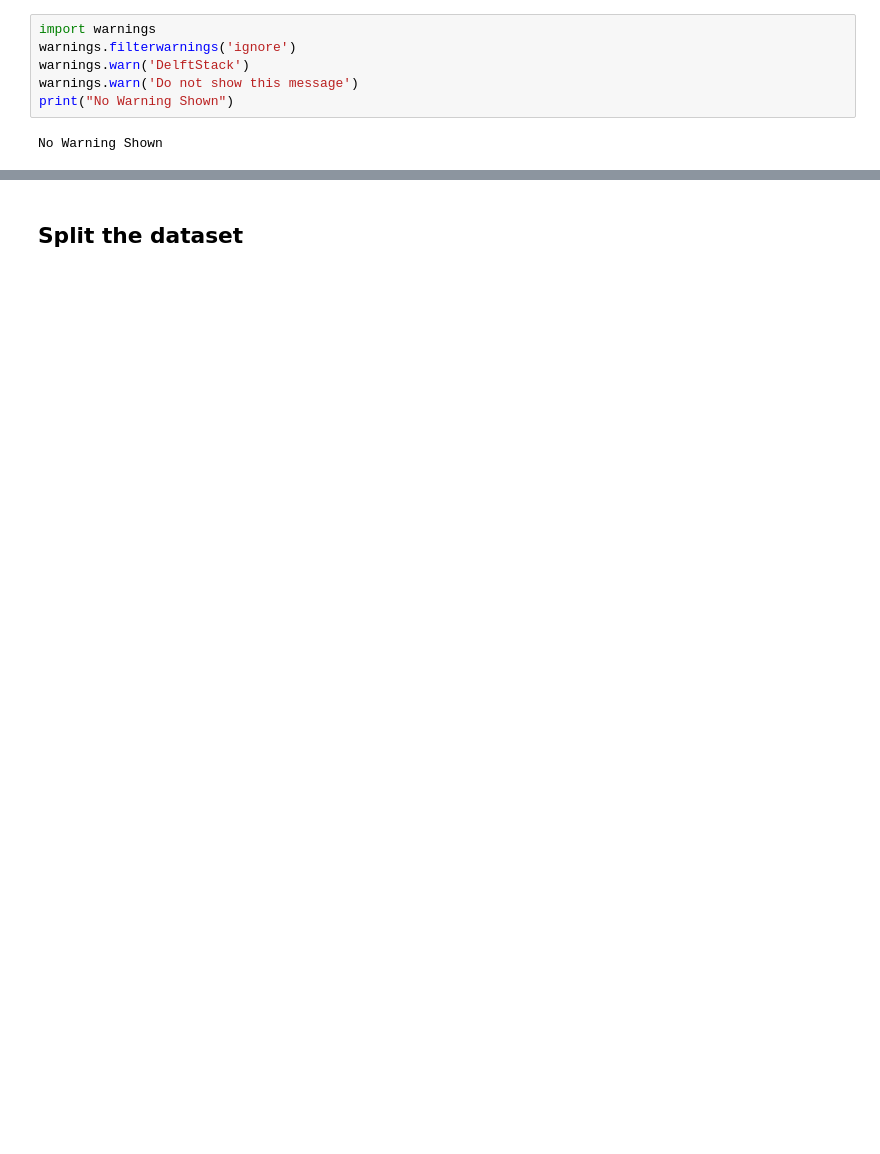
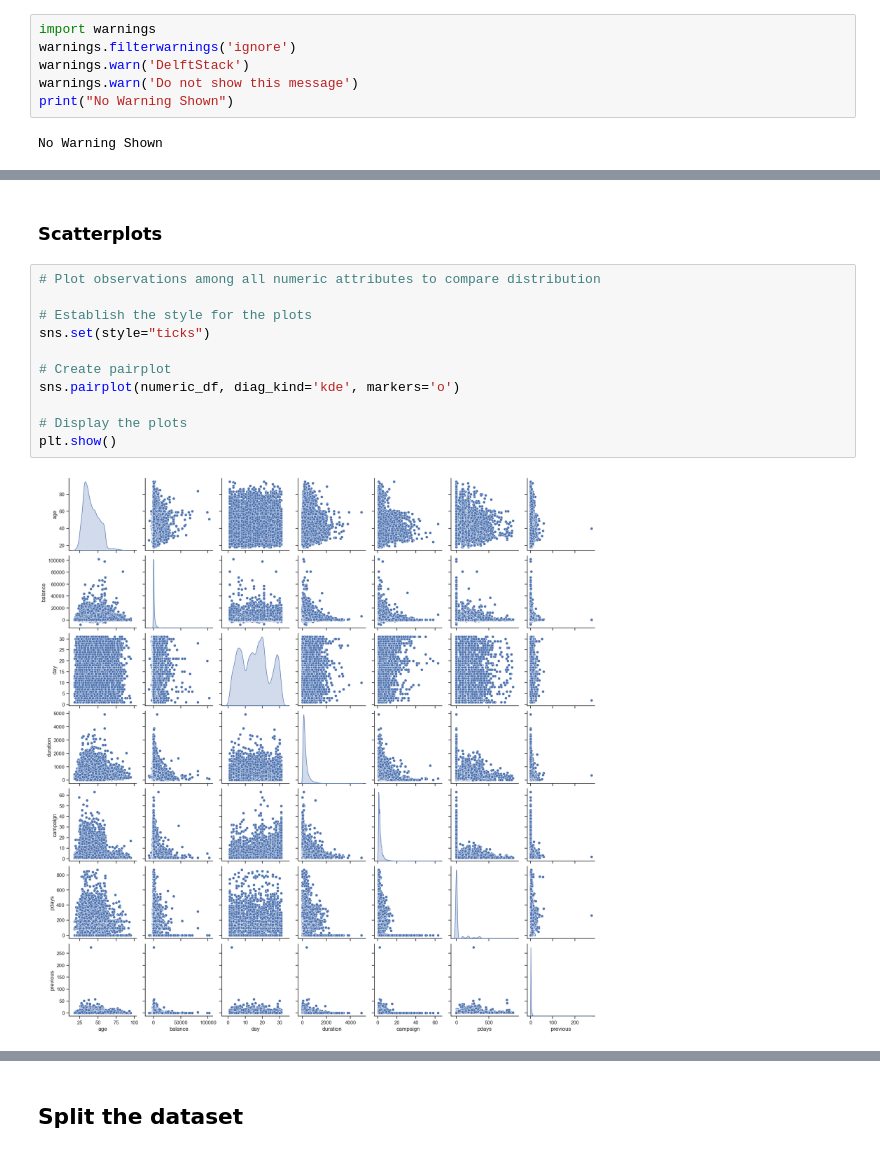
Before and after one commit to CalebMcCurdy/Bank-Term-Deposit-Predictions, a Jupyter notebook: Final Project.ipynb, the cells around one changed output, grey strips where cells are left out. Cells and saved outputs as stored; diff of their text form; blank space fills up the shorter version.

```diff
--- a/Final Project.ipynb
+++ b/Final Project.ipynb
@@ -233,0 +215,15 @@ bank['pdays'] = bank['pdays'].replace(-1, 0)
+# %% [markdown]
+### Scatterplots
+# %%
+# Plot observations among all numeric attributes to compare distribution
+
+# Establish the style for the plots
+sns.set(style="ticks")
+
+# Create pairplot
+sns.pairplot(numeric_df, diag_kind='kde', markers='o')
+
+# Display the plots
+plt.show()
+# %% [output]
+[figure, added]
```
Also changed, not shown: parts of 132 cells of this notebook.
